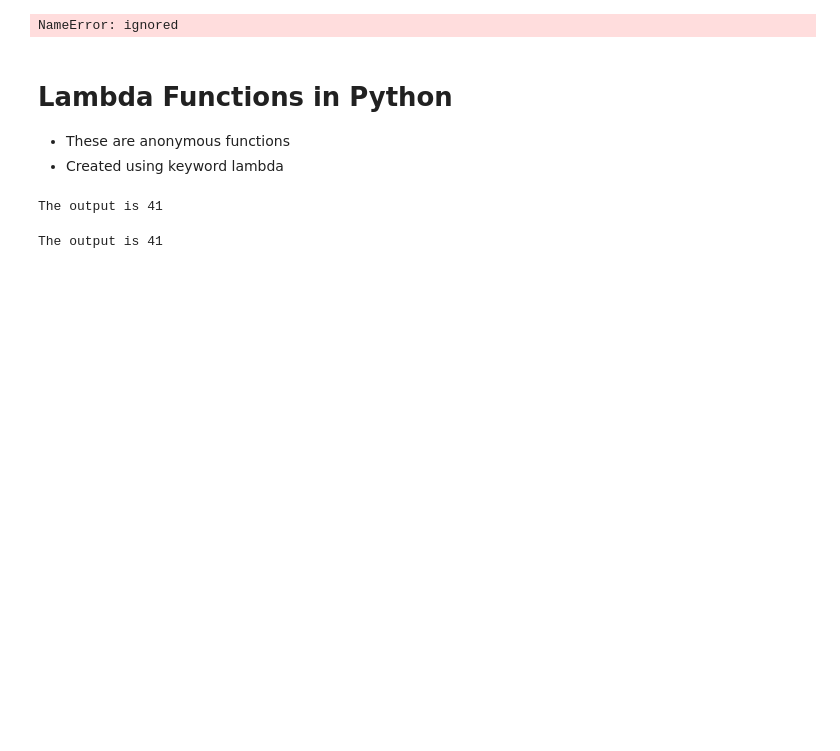
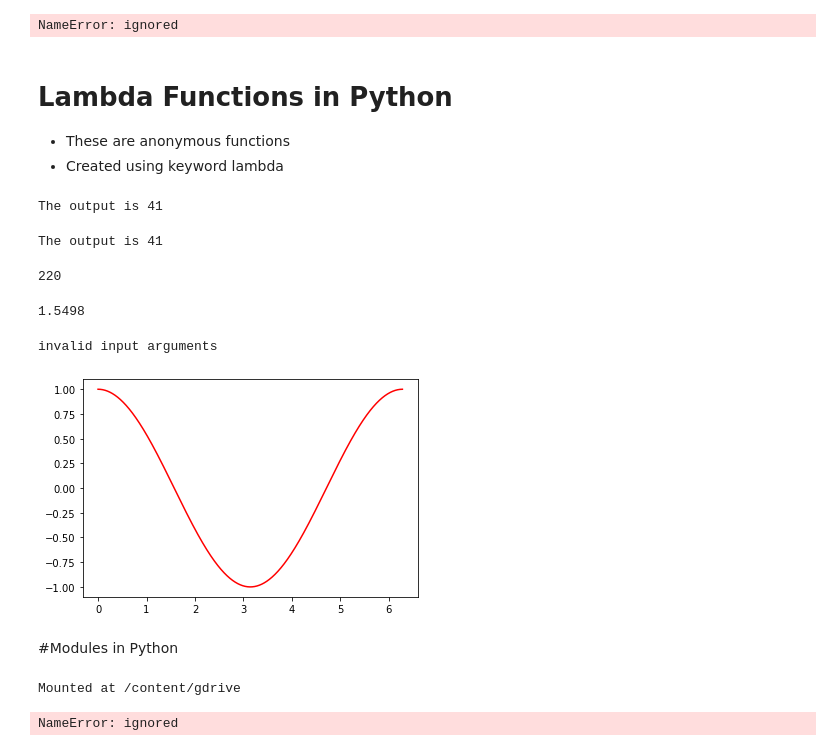
Before and after one commit to harshdhiman-ai/PYPR, a Jupyter notebook: PYPR_2021_EED.ipynb, the cells around one changed output. Cells and saved outputs as stored; diff of their text form; code cells hidden in the pictures; blank space fills up the shorter version.

```diff
--- a/PYPR_2021_EED.ipynb
+++ b/PYPR_2021_EED.ipynb
@@ -1191,3 +1239,68 @@ def quebec(x1,x2):
 quebec(4,5)
 # %% [output]
 The output is 41
+# %%
+# Experiment-5, Question:2
+# Write a python function to find sum of squares of even numbers
+def f(n):
+    sum=0
+    for i in range(1,n+1,1):
+        if i%2==0:
+           sum=sum+(i**2)
+    return sum
+
+f(10)
+# %% [output]
+220
+# %%
+# Experiment-5 Question:1
+def series(n):
+    sum=0
+    for i in range(1,n+1,1):
+        sum+=1/(i**2)
+    return round(sum,4)
+
+series(10)
+# %% [output]
+1.5498
+# %%
+#Write a function that determines active, reactive, and apparent power.
+# Pass voltage and current as phasors to the function as input arguments.
+powers=list()
+import numpy as np
+def power(x):
+    if type(x[0])=='numpy.complex128' and type(x[1])=='numpy.complex128':
+      angle=np.angle(x,deg=True)
+      s=x[0]*x[1]
+      act=s.real
+      reactive=s.imag
+      return [act, reactive,s]
+    else:
+      return print("invalid input arguments")
+
+x=np.array([220+0j, 10-2j])
+#type(x[1])
+power(x)
+# %% [output]
+invalid input arguments
+# %%
+import matplotlib.pyplot as plt
+import math
+def plotsine(x):
+    y=np.sin(x)   #math.sin
+    z=np.cos(x)
+    k=plt.plot(x,z,'r')
+    k=plt.show()
+    return k
+import numpy as np
+x=np.arange(0,2*math.pi,0.005) #creates an array of range starts from 0 and ends at 2*pi, in steps of 0.005
+plotsine(x)
+# %% [output]
+[figure, added]
+# %% [markdown]
+#Modules in Python
+# %%
+from google.colab import drive
+drive.mount('/content/gdrive')
+# %% [output]
+Mounted at /content/gdrive
@@ -1193,0 +1310,5 @@ The output is 41
+# %%
+from arithmetic import add
+add(1,2)
+# %% [output]
+NameError: ignored
```
Also changed, not shown: parts of 39 cells of this notebook.
